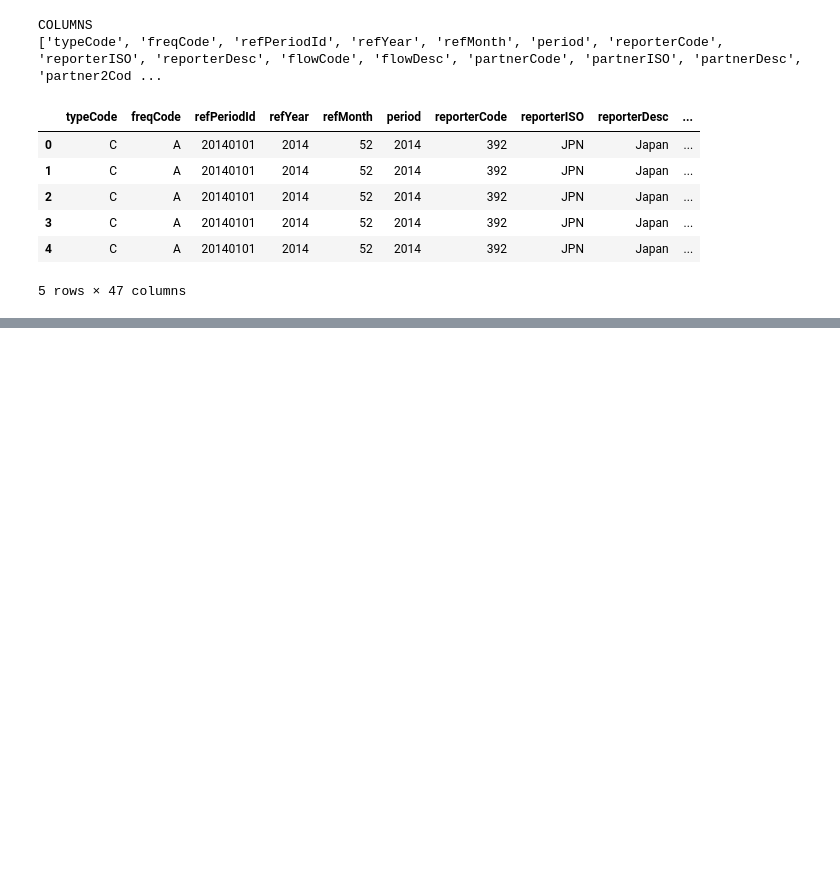
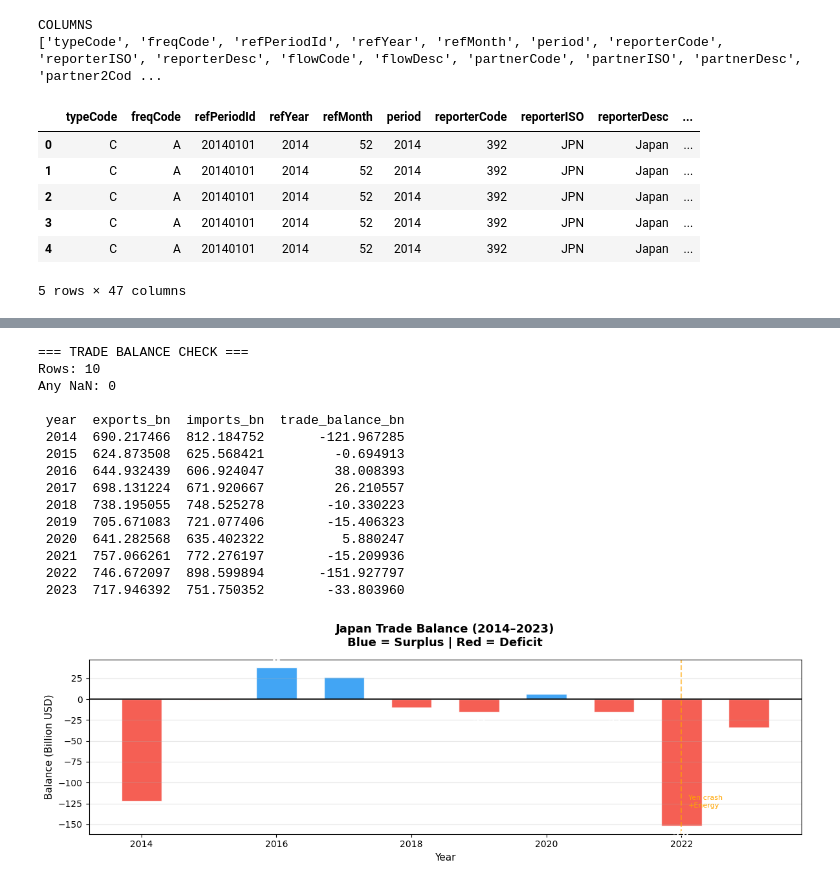
Before and after one commit to Prashant-4527/japan-trade-intelligence, a Jupyter notebook: notebooks/01_eda.ipynb, the cells around one changed output, grey strips where cells are left out. Drawn from its saved outputs; the diff is of its cells as text; code cells hidden in the pictures; blank space fills up the shorter version.

```diff
--- a/notebooks/01_eda.ipynb
+++ b/notebooks/01_eda.ipynb
@@ -74,0 +337,80 @@ japan.head()
+# %%
+# Step 1 — fresh filter directly from master
+japan_world = master[
+    (master['reporter'] == 'Japan') &
+    (master['partner'] == 'World')
+].copy()
+
+# Step 2 — separate flows
+exp = japan_world[japan_world['flow'] == 'Export'][['year','value_usd']].copy()
+imp = japan_world[japan_world['flow'] == 'Import'][['year','value_usd']].copy()
+
+# Step 3 — rename before merge so columns don't clash
+exp = exp.rename(columns={'value_usd': 'exports_usd'})
+imp = imp.rename(columns={'value_usd': 'imports_usd'})
+
+# Step 4 — merge on year (bulletproof alignment)
+balance = exp.merge(imp, on='year')
+
+# Step 5 — convert to billions
+balance['exports_bn'] = balance['exports_usd'] / 1e9
+balance['imports_bn'] = balance['imports_usd'] / 1e9
+balance['trade_balance_bn'] = balance['exports_bn'] - balance['imports_bn']
+
+# Step 6 — verify
+print("=== TRADE BALANCE CHECK ===")
+print(f"Rows: {len(balance)}")
+print(f"Any NaN: {balance.isnull().sum().sum()}")
+print()
+print(balance[['year','exports_bn',
+               'imports_bn',
+               'trade_balance_bn']].to_string(index=False))
+
+# Use the balance DataFrame we built above
+fig, ax = plt.subplots(figsize=(12, 4))
+
+colors = ['#2196F3' if x >= 0 else '#F44336'
+          for x in balance['trade_balance_bn']]
+
+bars = ax.bar(balance['year'], balance['trade_balance_bn'],
+              color=colors, alpha=0.85, edgecolor='white', width=0.6)
+
+# WHY label the bars:
+# Balance numbers like -151.9 are not obvious on a chart
+# Labels make the magnitude immediately readable
+for bar, val in zip(bars, balance['trade_balance_bn']):
+    ax.text(bar.get_x() + bar.get_width()/2,
+            val + (5 if val >= 0 else -12),
+            f'{val:.0f}', ha='center', fontsize=8,
+            color='white', fontweight='bold')
+
+ax.axhline(y=0, color='black', linewidth=1.2)
+ax.axvline(x=2022, color='orange', linestyle='--', alpha=0.6)
+ax.text(2022.1, -130, 'Yen crash\n+Energy', fontsize=8, color='orange')
+
+ax.set_title("Japan Trade Balance (2014–2023)\nBlue = Surplus | Red = Deficit",
+             fontsize=13, fontweight='bold', pad=15)
+ax.set_xlabel("Year", fontsize=11)
+ax.set_ylabel("Balance (Billion USD)", fontsize=11)
+ax.grid(True, alpha=0.3, axis='y')
+plt.tight_layout()
+plt.savefig("../reports/japan_trade_balance.png", dpi=150, bbox_inches='tight')
+plt.show()
+print("✓ Chart saved")
+# %% [output]
+=== TRADE BALANCE CHECK ===
+Rows: 10
+Any NaN: 0
+
+ year  exports_bn  imports_bn  trade_balance_bn
+ 2014  690.217466  812.184752       -121.967285
+ 2015  624.873508  625.568421         -0.694913
+ 2016  644.932439  606.924047         38.008393
+ 2017  698.131224  671.920667         26.210557
+ 2018  738.195055  748.525278        -10.330223
+ 2019  705.671083  721.077406        -15.406323
+ 2020  641.282568  635.402322          5.880247
+ 2021  757.066261  772.276197        -15.209936
+ 2022  746.672097  898.599894       -151.927797
+ 2023  717.946392  751.750352        -33.803960
+[figure, added]
```
Also changed, not shown: parts of 30 cells of this notebook, 1 other file.
